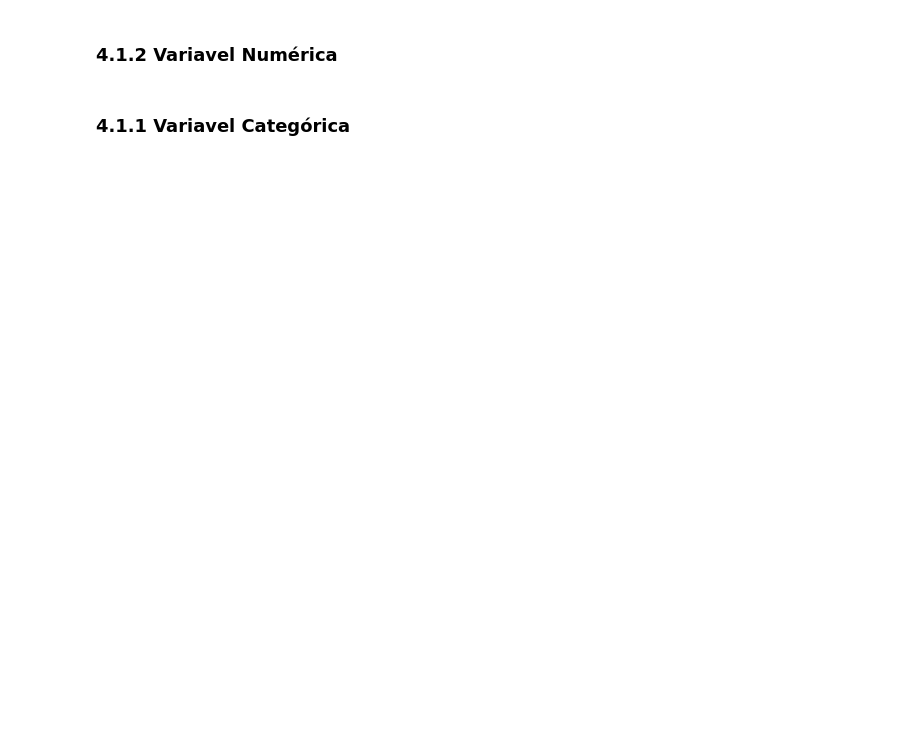
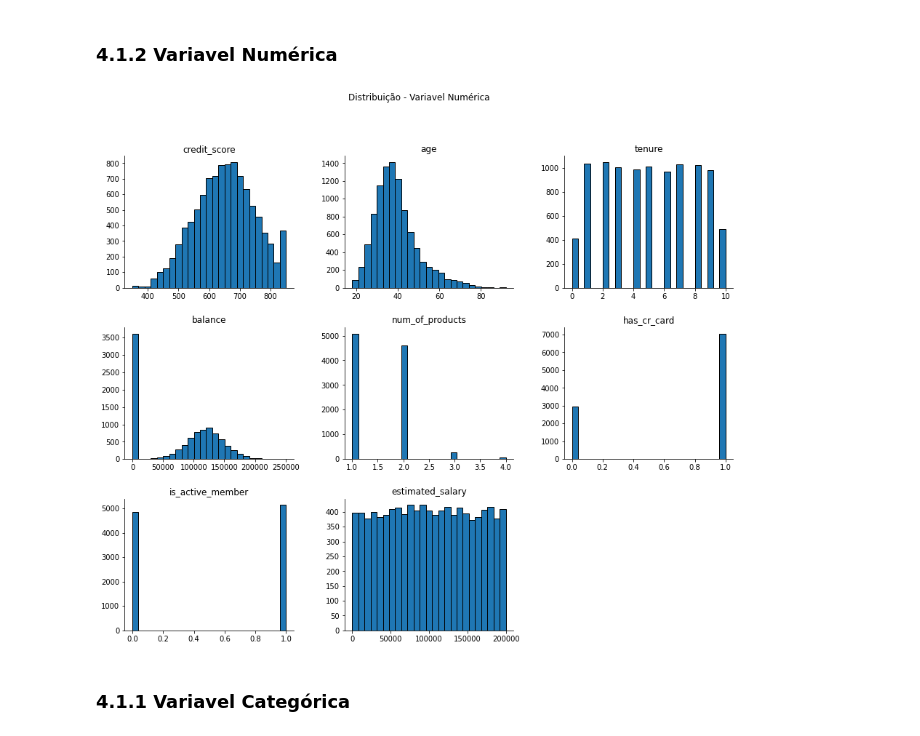
Before and after one commit to Jhonatanslopes/Bank-Customer-Churn, a Jupyter notebook: Notebook/notebook.ipynb, the cells around one changed output. Drawn from its saved outputs; the diff is of its cells as text; code cells hidden in the pictures; blank space fills up the shorter version.

```diff
--- a/Notebook/notebook.ipynb
+++ b/Notebook/notebook.ipynb
@@ -161,4 +189,12 @@ No geral, as variaveis categóricas não posuem um grande range de possíveis va
 # %% [markdown]
 ### 4.1.2 Variavel Numérica
+# %%
+num = df4.select_dtypes(include=['int64', 'float64']).drop(columns=['customer_id', 'row_number', 'exited'])
+
+num.hist(figsize=(15, 12), grid=False, bins=25, ec='k')
+plt.suptitle('Distribuição - Variavel Numérica')
+sns.despine(right=True);
+# %% [output]
+[figure, added]
 # %% [markdown]
 ### 4.1.1 Variavel Categórica
```
Also changed, not shown: parts of 22 cells of this notebook.
